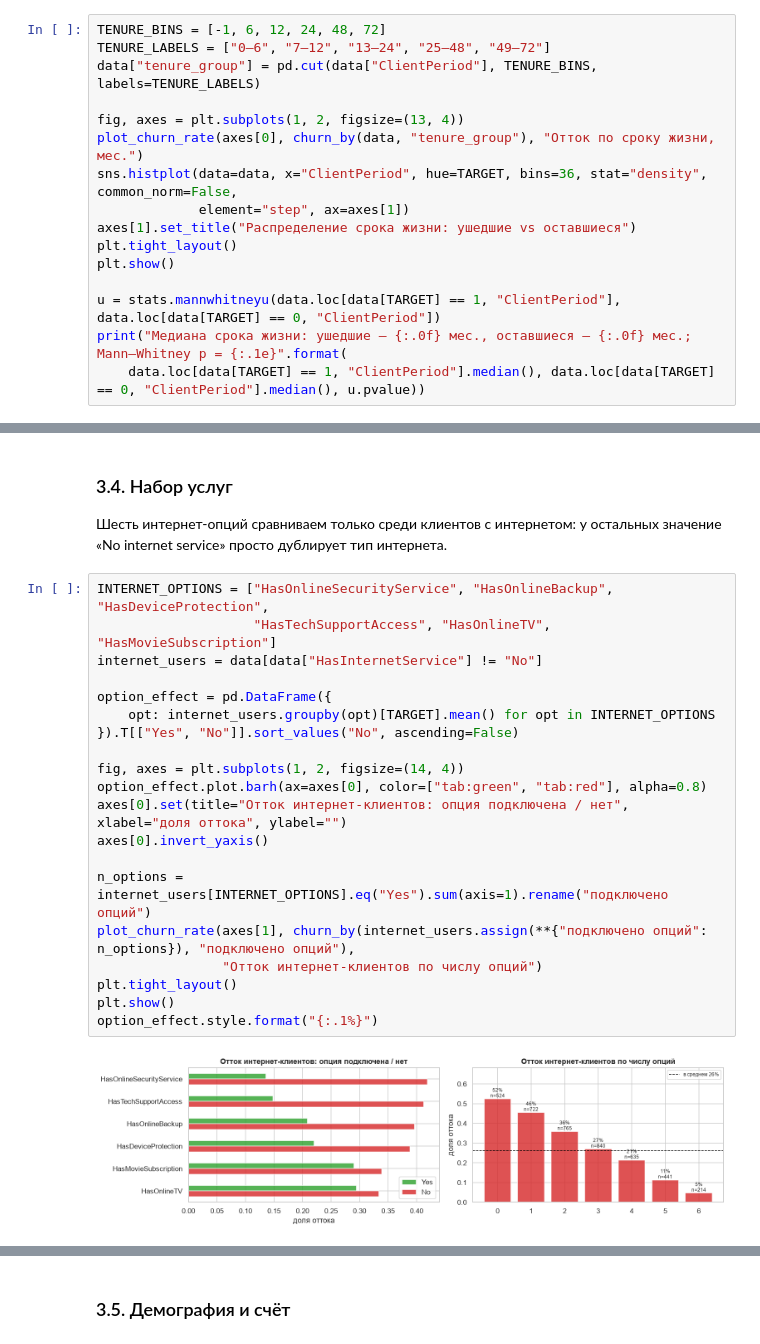
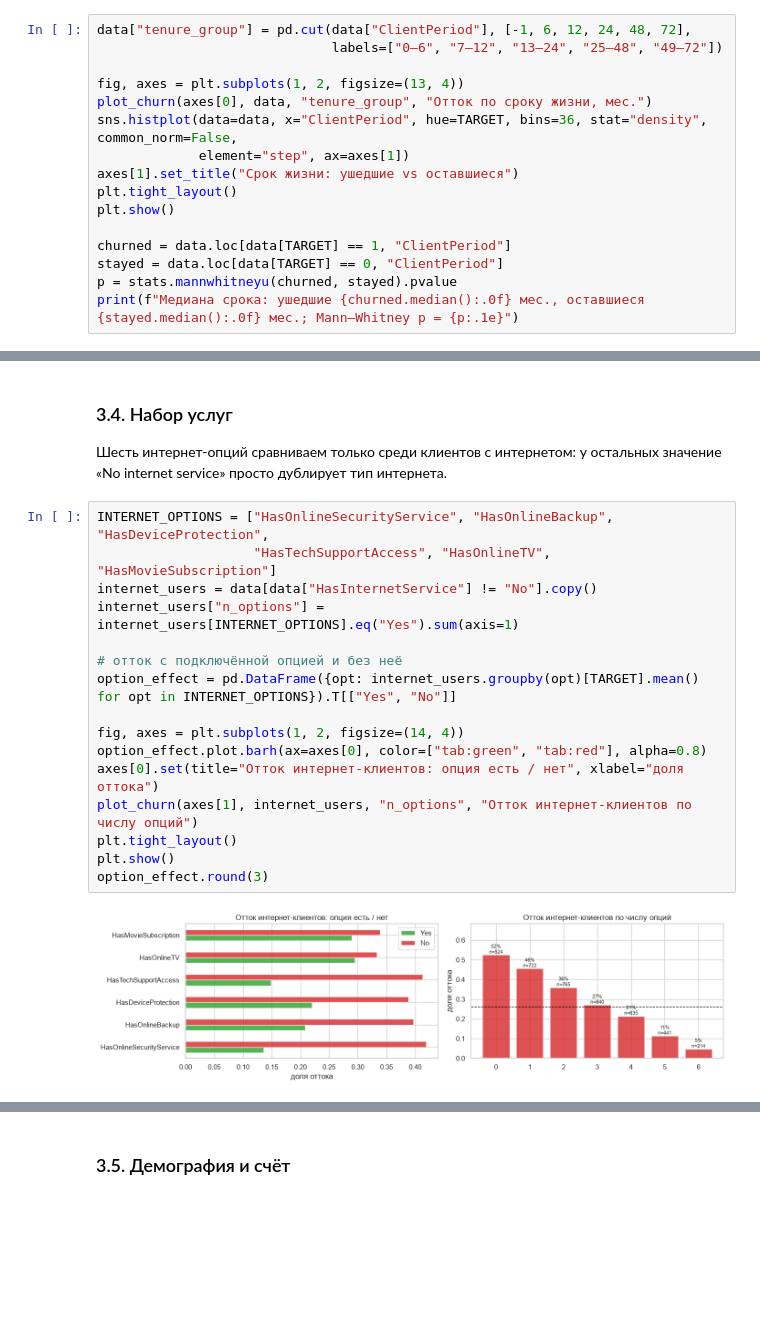
Before and after one commit to puggallin/telecom_churn_prediction, a Jupyter notebook: notebooks/churn_analysis.ipynb, the cells around one changed output, grey strips where cells are left out. Saved outputs shown, nothing was run; the diff lists cells and outputs as text; blank space fills up the shorter version.

```diff
--- a/notebooks/churn_analysis.ipynb
+++ b/notebooks/churn_analysis.ipynb
@@ -255,19 +186,19 @@ def plot_churn_rate(ax, table: pd.DataFrame, title: str, horizontal: bool = Fals
 
 ### 3.1. Срок жизни клиента
 # %%
-TENURE_BINS = [-1, 6, 12, 24, 48, 72]
-TENURE_LABELS = ["0–6", "7–12", "13–24", "25–48", "49–72"]
-data["tenure_group"] = pd.cut(data["ClientPeriod"], TENURE_BINS, labels=TENURE_LABELS)
+data["tenure_group"] = pd.cut(data["ClientPeriod"], [-1, 6, 12, 24, 48, 72],
+                              labels=["0–6", "7–12", "13–24", "25–48", "49–72"])
 
 fig, axes = plt.subplots(1, 2, figsize=(13, 4))
-plot_churn_rate(axes[0], churn_by(data, "tenure_group"), "Отток по сроку жизни, мес.")
+plot_churn(axes[0], data, "tenure_group", "Отток по сроку жизни, мес.")
 sns.histplot(data=data, x="ClientPeriod", hue=TARGET, bins=36, stat="density", common_norm=False,
              element="step", ax=axes[1])
-axes[1].set_title("Распределение срока жизни: ушедшие vs оставшиеся")
+axes[1].set_title("Срок жизни: ушедшие vs оставшиеся")
 plt.tight_layout()
 plt.show()
 
-u = stats.mannwhitneyu(data.loc[data[TARGET] == 1, "ClientPeriod"], data.loc[data[TARGET] == 0, "ClientPeriod"])
-print("Медиана срока жизни: ушедшие — {:.0f} мес., оставшиеся — {:.0f} мес.; Mann–Whitney p = {:.1e}".format(
-    data.loc[data[TARGET] == 1, "ClientPeriod"].median(), data.loc[data[TARGET] == 0, "ClientPeriod"].median(), u.pvalue))
+churned = data.loc[data[TARGET] == 1, "ClientPeriod"]
+stayed = data.loc[data[TARGET] == 0, "ClientPeriod"]
+p = stats.mannwhitneyu(churned, stayed).pvalue
+print(f"Медиана срока: ушедшие {churned.median():.0f} мес., оставшиеся {stayed.median():.0f} мес.; Mann–Whitney p = {p:.1e}")
 # %% [output]
@@ -331,23 +257,19 @@ No             20.150
 # %%
 INTERNET_OPTIONS = ["HasOnlineSecurityService", "HasOnlineBackup", "HasDeviceProtection",
                     "HasTechSupportAccess", "HasOnlineTV", "HasMovieSubscription"]
-internet_users = data[data["HasInternetService"] != "No"]
+internet_users = data[data["HasInternetService"] != "No"].copy()
+internet_users["n_options"] = internet_users[INTERNET_OPTIONS].eq("Yes").sum(axis=1)
 
-option_effect = pd.DataFrame({
-    opt: internet_users.groupby(opt)[TARGET].mean() for opt in INTERNET_OPTIONS
-}).T[["Yes", "No"]].sort_values("No", ascending=False)
+# отток с подключённой опцией и без неё
+option_effect = pd.DataFrame({opt: internet_users.groupby(opt)[TARGET].mean() for opt in INTERNET_OPTIONS}).T[["Yes", "No"]]
 
 fig, axes = plt.subplots(1, 2, figsize=(14, 4))
 option_effect.plot.barh(ax=axes[0], color=["tab:green", "tab:red"], alpha=0.8)
-axes[0].set(title="Отток интернет-клиентов: опция подключена / нет", xlabel="доля оттока", ylabel="")
-axes[0].invert_yaxis()
-
-n_options = internet_users[INTERNET_OPTIONS].eq("Yes").sum(axis=1).rename("подключено опций")
-plot_churn_rate(axes[1], churn_by(internet_users.assign(**{"подключено опций": n_options}), "подключено опций"),
-                "Отток интернет-клиентов по числу опций")
+axes[0].set(title="Отток интернет-клиентов: опция есть / нет", xlabel="доля оттока")
+plot_churn(axes[1], internet_users, "n_options", "Отток интернет-клиентов по числу опций")
 plt.tight_layout()
 plt.show()
-option_effect.style.format("{:.1%}")
+option_effect.round(3)
 # %% [output]
-[figure, old version]
+[figure, new version]
 |  | Yes | No |
```
Also changed, not shown: parts of 31 cells of this notebook, 4 other files.
